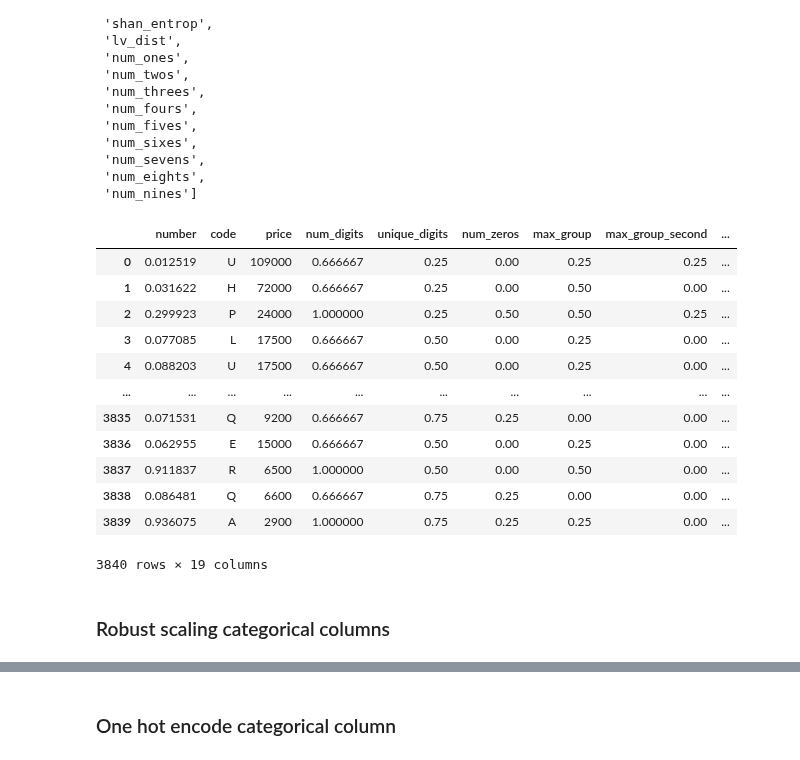
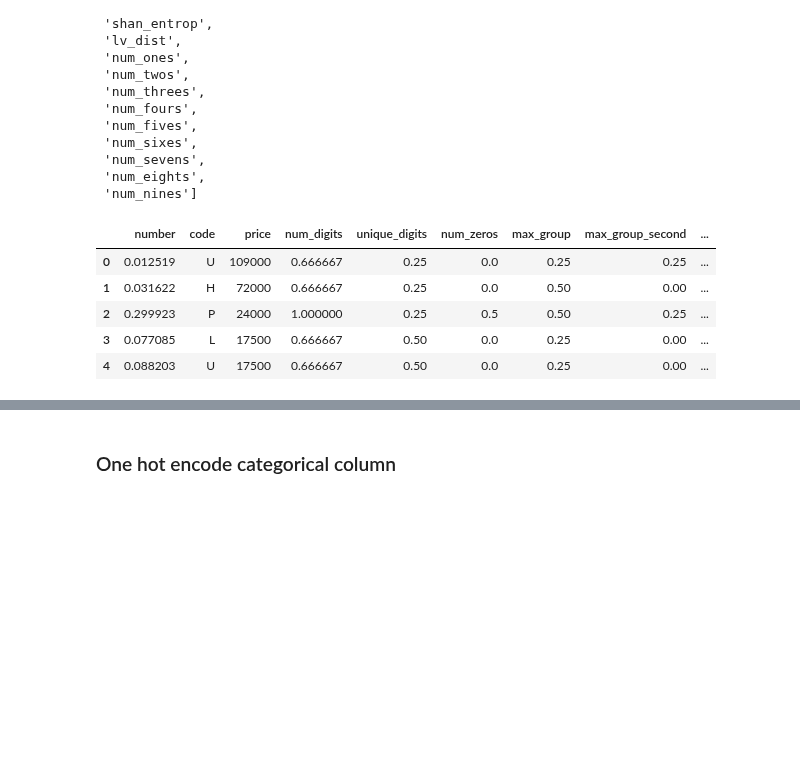
Before and after one commit to FardinAhsan146/DXB-Numberplate-Price-Predictor, a Jupyter notebook: feature_engineering_notebook.ipynb, the cells around one changed output, grey strips where cells are left out. Drawn from its saved outputs; the diff is of its cells as text; code cells hidden in the pictures; blank space fills up the shorter version.

```diff
--- a/feature_engineering_notebook.ipynb
+++ b/feature_engineering_notebook.ipynb
@@ -234,20 +233,11 @@ num_cols
 # %%
 df[num_cols] = MinMaxScaler().fit(df[num_cols]).transform(df[num_cols])
 
-df
+df.head()
 # %% [output]
 |  | number | code | price | num_digits | unique_digits | num_zeros | max_group | max_group_second | ... |
-| 0 | 0.012519 | U | 109000 | 0.666667 | 0.25 | 0.00 | 0.25 | 0.25 | ... |
-| 1 | 0.031622 | H | 72000 | 0.666667 | 0.25 | 0.00 | 0.50 | 0.00 | ... |
-| 2 | 0.299923 | P | 24000 | 1.000000 | 0.25 | 0.50 | 0.50 | 0.25 | ... |
-| 3 | 0.077085 | L | 17500 | 0.666667 | 0.50 | 0.00 | 0.25 | 0.00 | ... |
-| 4 | 0.088203 | U | 17500 | 0.666667 | 0.50 | 0.00 | 0.25 | 0.00 | ... |
-| ... | ... | ... | ... | ... | ... | ... | ... | ... | ... |
-| 3835 | 0.071531 | Q | 9200 | 0.666667 | 0.75 | 0.25 | 0.00 | 0.00 | ... |
-| 3836 | 0.062955 | E | 15000 | 0.666667 | 0.50 | 0.00 | 0.25 | 0.00 | ... |
-| 3837 | 0.911837 | R | 6500 | 1.000000 | 0.50 | 0.00 | 0.50 | 0.00 | ... |
-| 3838 | 0.086481 | Q | 6600 | 0.666667 | 0.75 | 0.25 | 0.00 | 0.00 | ... |
-| 3839 | 0.936075 | A | 2900 | 1.000000 | 0.75 | 0.25 | 0.25 | 0.00 | ... |
+| 0 | 0.012519 | U | 109000 | 0.666667 | 0.25 | 0.0 | 0.25 | 0.25 | ... |
+| 1 | 0.031622 | H | 72000 | 0.666667 | 0.25 | 0.0 | 0.50 | 0.00 | ... |
+| 2 | 0.299923 | P | 24000 | 1.000000 | 0.25 | 0.5 | 0.50 | 0.25 | ... |
+| 3 | 0.077085 | L | 17500 | 0.666667 | 0.50 | 0.0 | 0.25 | 0.00 | ... |
+| 4 | 0.088203 | U | 17500 | 0.666667 | 0.50 | 0.0 | 0.25 | 0.00 | ... |
-3840 rows × 19 columns
-# %% [markdown]
-### Robust scaling categorical columns
```
Also changed, not shown: parts of 23 cells of this notebook, 4 other files.
